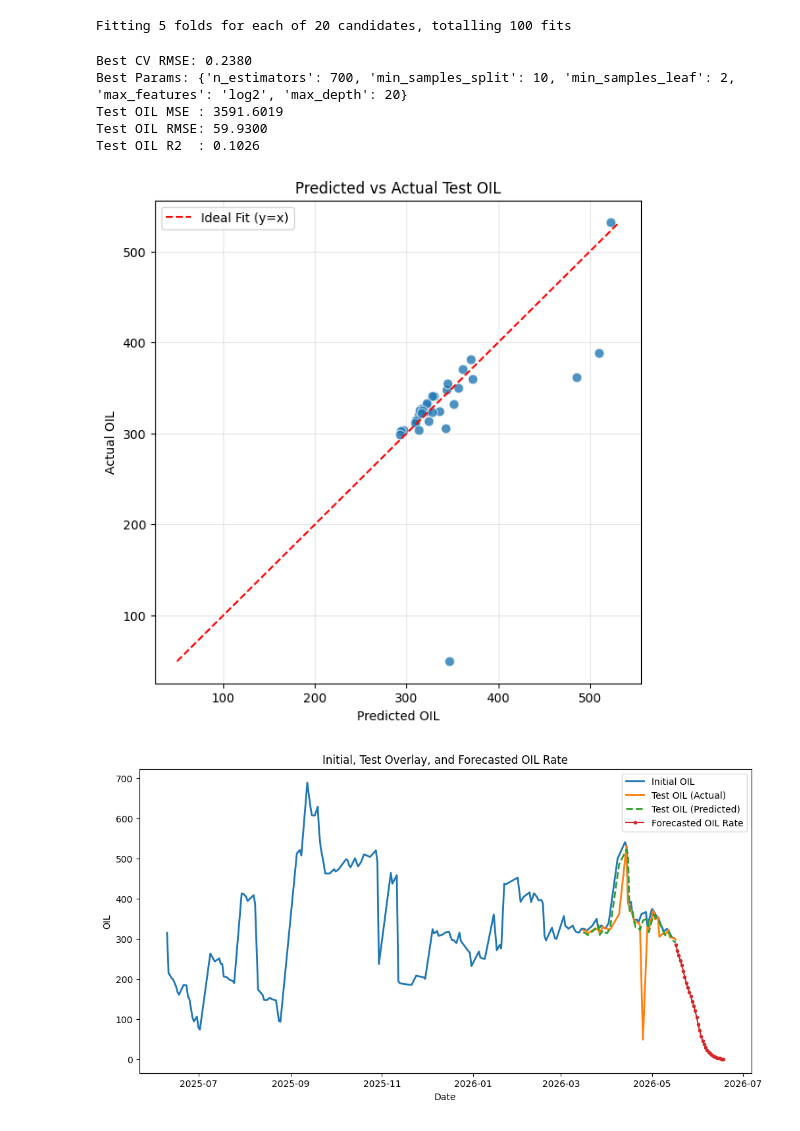
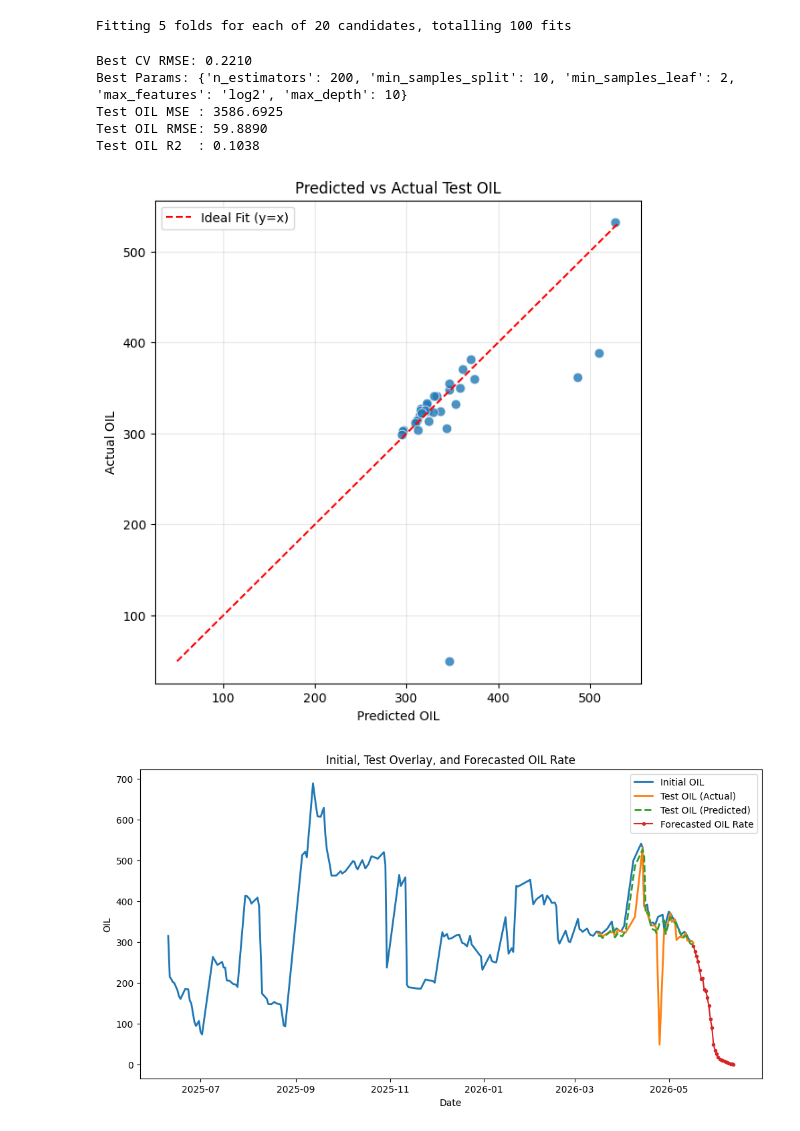
Before and after one commit to Rian021102/dca_ml, a Jupyter notebook: notebook/rf03.ipynb, the cells around one changed output. Drawn from its saved outputs; the diff is of its cells as text; code cells hidden in the pictures.

```diff
--- a/notebook/rf03.ipynb
+++ b/notebook/rf03.ipynb
@@ -38,9 +38,11 @@ def main():
     df['LN_OIL'] = np.log(df['OIL'])
     df['OIL_NEXT'] = df['OIL'].shift(-1)
     df['NEXT_TEST_DATE'] = df['TEST_DATE'].shift(-1)
-    df['DEC_RATIO'] = np.log(df['OIL'] / df['OIL_NEXT'])
+    df['DELTA_T'] = (df['NEXT_TEST_DATE'] - df['TEST_DATE']).dt.total_seconds() / 86400.0
+    df.loc[df['DELTA_T'] <= 0, 'DELTA_T'] = np.nan
+    df['DEC_RATIO'] = np.log(df['OIL'] / df['OIL_NEXT']) / df['DELTA_T']
     df.loc[df['DEC_RATIO'] < 0, 'DEC_RATIO'] = np.nan
-    df = df.dropna(subset=['DEC_RATIO', 'OIL_NEXT', 'NEXT_TEST_DATE']).reset_index(drop=True)
+    df = df.dropna(subset=['DEC_RATIO', 'OIL_NEXT', 'NEXT_TEST_DATE', 'DELTA_T']).reset_index(drop=True)
 
     # Split data with 80% for training and 20% for testing
     train_size = int(len(df) * 0.8)
@@ -48,7 +50,7 @@ def main():
     target_series = df["DEC_RATIO"].values
 
     # Create supervised features with a rolling window of 30 past LN_OIL values
-    # and target as decline ratio ln(q(t)/q(t+1)).
+    # and target as decline ratio ln(q(t)/q(t+1)) / delta_t.
     time_steps = 30
     X_all, y_all, target_indices = create_dataset(feature_series, target_series, time_steps=time_steps)
 
@@ -98,10 +100,11 @@ def main():
         )
         model.fit(X_train, y_train)
 
-    # Predict test decline ratio, then convert to new OIL: q(t+1)=q(t)*exp(-predicted_decline_ratio).
+    # Predict test decline ratio, then convert to new OIL: q(t+1)=q(t)*exp(-decline_ratio*delta_t).
     predicted_test_dec_ratio = model.predict(X_test)
     oil_at_t = df['OIL'].iloc[test_target_indices].to_numpy()
-    predicted_test_oil = oil_at_t * np.exp(-predicted_test_dec_ratio)
+    test_delta_t = df['DELTA_T'].iloc[test_target_indices].to_numpy()
+    predicted_test_oil = oil_at_t * np.exp(-predicted_test_dec_ratio * test_delta_t)
     actual_test_oil = df['OIL_NEXT'].iloc[test_target_indices].to_numpy()
     test_dates = df['NEXT_TEST_DATE'].iloc[test_target_indices].to_numpy()
 
@@ -126,59 +129,67 @@ def main():
     plt.grid(alpha=0.3)
     plt.show()
 
-    # Recursive forecasting in decline-ratio space; convert predicted decline ratio to OIL rate.
+    # Recursive forecasting with cumulative t increments: 1, 2, 3, ... days from last historical date.
     future_oil_predictions = []
     future_dates = []
     history_ln = feature_series[-time_steps:].tolist()
-    q_t = np.exp(history_ln[-1])
+    q_last_observed = np.exp(history_ln[-1])
+    q_t = q_last_observed
+    forecast_t = 0.0
 
     freq = pd.infer_freq(df["TEST_DATE"]) or 'D'
     date_offset = pd.tseries.frequencies.to_offset(freq)
     current_date = df["TEST_DATE"].iloc[-1]
 
-    # Stop forecasting when OIL reaches 25.
+    # Stop forecasting when OIL reaches 1.
     stop_oil = 1
 
     while q_t > stop_oil:
         current_input = np.array(history_ln[-time_steps:]).reshape(1, -1)
         pred_dec_ratio = model.predict(current_input)[0]
 
-        # Use ln(q(t)/q(t+1)) directly: q(t+1) = q(t) * exp(-decline_ratio).
-        q_t = q_t * np.exp(-pred_dec_ratio)
-        current_date = current_date + date_offset
+        next_date = current_date + date_offset
+        step_t = (next_date - current_date) / np.timedelta64(1, 'D')
+        if step_t <= 0:
+            step_t = 1.0
+        forecast_t += step_t
+
+        # q(t) = q(last_date) * exp(-decline_ratio * cumulative_t).
+        q_t = q_last_observed * np.exp(-pred_dec_ratio * forecast_t)
+        current_date = next_date
 
         if q_t <= stop_oil:
             q_t = stop_oil
             future_oil_predictions.append(q_t)
             future_dates.append(current_date)
             break
 
         future_oil_predictions.append(q_t)
         future_dates.append(current_date)
-        history_ln.append(np.log(q_t))
+        history_ln.append(np.log(max(q_t, 1e-9)))
 
     # Single combined plot: historical OIL, test actual/predicted OIL, and future forecast.
     plt.figure(figsize=(12, 6))
     plt.plot(df["TEST_DATE"], df["OIL"], label="Initial OIL", linewidth=2)
     if len(test_dates) > 0:
         plt.plot(test_dates, actual_test_oil, label="Test OIL (Actual)", linewidth=2)
         plt.plot(test_dates, predicted_test_oil, label="Test OIL (Predicted)", linewidth=2, linestyle='--')
     if len(future_oil_predictions) > 0:
         plt.plot(future_dates, future_oil_predictions, label="Forecasted OIL Rate", marker='o', markersize=3)
     plt.title("Initial, Test Overlay, and Forecasted OIL Rate")
     plt.xlabel("Date")
     plt.ylabel("OIL")
     plt.legend()
     plt.show()
 
 if __name__ == "__main__":
     main()
 # %% [output]
 Fitting 5 folds for each of 20 candidates, totalling 100 fits
-Best CV RMSE: 0.2380
-Best Params: {'n_estimators': 700, 'min_samples_split': 10, 'min_samples_leaf': 2, 'max_features': 'log2', 'max_depth': 20}
-Test OIL MSE : 3591.6019
-Test OIL RMSE: 59.9300
-Test OIL R2  : 0.1026
+Best CV RMSE: 0.2210
+Best Params: {'n_estimators': 200, 'min_samples_split': 10, 'min_samples_leaf': 2, 'max_features': 'log2', 'max_depth': 10}
+Test OIL MSE : 3586.6925
+Test OIL RMSE: 59.8890
+Test OIL R2  : 0.1038
-[figure, old version]
+[figure, new version]
-[figure, old version]
+[figure, new version]
```
